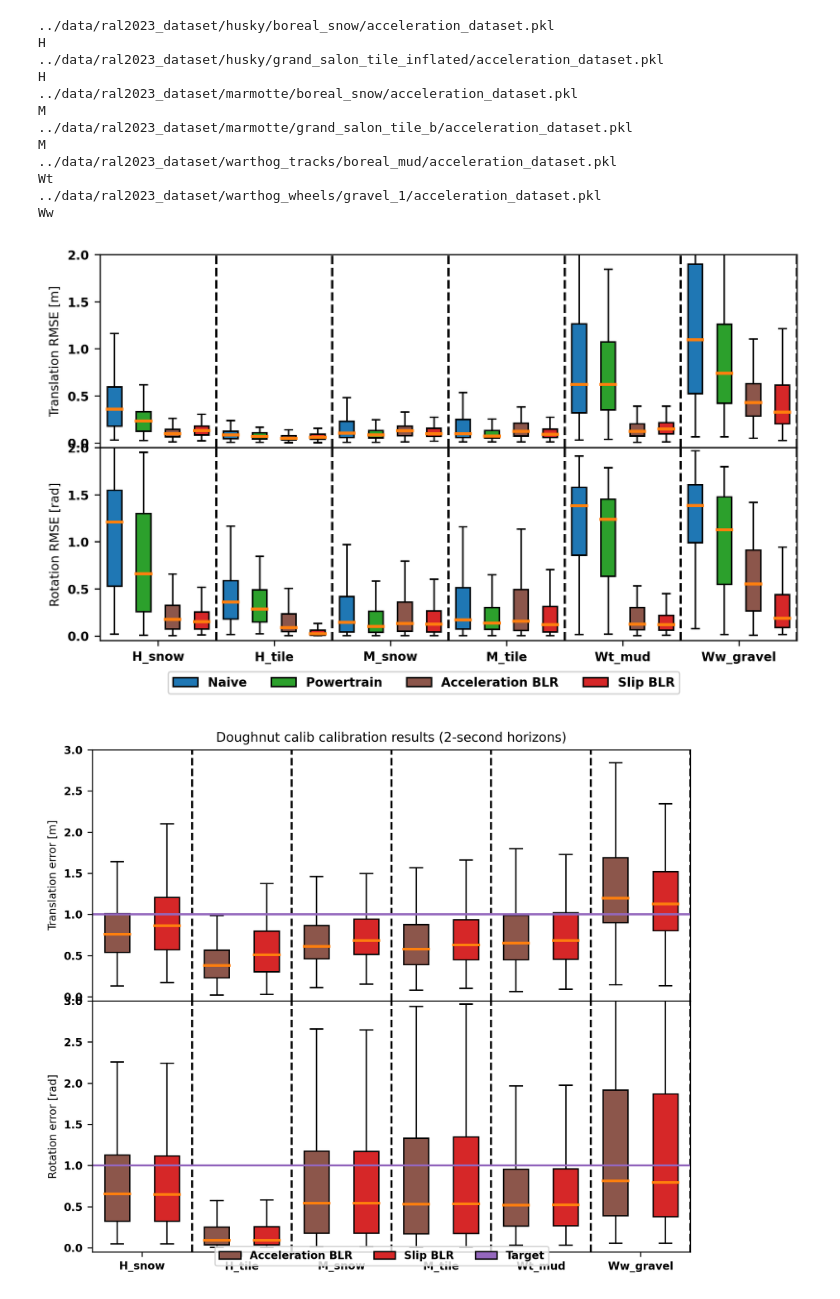
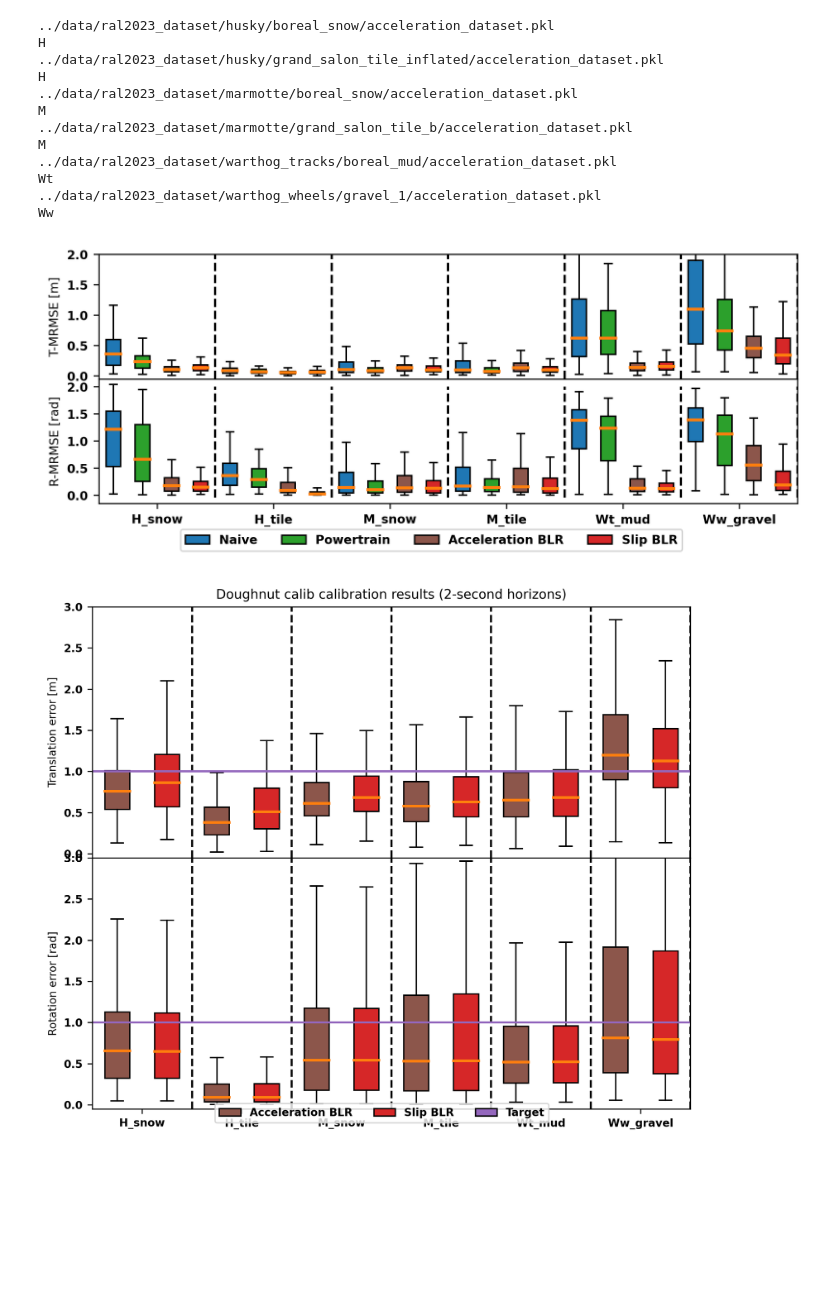
Before and after one commit to norlab-ulaval/norlab_WMRD, a Jupyter notebook: RAL2023/prediction_errors.ipynb, the cells around one changed output. Cells and saved outputs as stored; diff of their text form; code cells hidden in the pictures; blank space fills up the shorter version.

```diff
--- a/RAL2023/prediction_errors.ipynb
+++ b/RAL2023/prediction_errors.ipynb
@@ -532,9 +532,9 @@ Wt
 Ww
 # %%
 fig, axs = plt.subplots(2, 1, dpi=300, gridspec_kw={'hspace': 0.0, 'wspace': 0.0}, sharex=True)
-fig.set_size_inches(2*width, 2*height)
-fig.subplots_adjust(left=.08, bottom=0.18, right=.99, top=.92)
-fig.tight_layout()
+fig.set_size_inches(2*width, height)
+fig.subplots_adjust(left=.05, bottom=0.17, right=.995, top=.98)
+# fig.tight_layout()
 
 medians_color = 'C1'
 cmd_box_color = 'C0'
@@ -610,38 +610,38 @@ for i in range(len(validate_datasets)):
 
 
 
     axs[0].vlines(4*i+3.5, y_min, y_max, colors='k', linestyles='dashed')
     axs[1].vlines(4*i+3.5, y_min, y_max, colors='k', linestyles='dashed')
 
 axs[0].set_ylim(y_min, y_max)
 
 xticks = []
 for i in range(len(dataset_labels)):
     xticks.append(4.0*i+1.5)
 axs[0].set_xticks(xticks)
 axs[0].set_xticklabels(dataset_labels)
-axs[0].set_ylabel('Horizon Mean Translation error [m]')
+axs[0].set_ylabel('T-MRMSE [m]')
 # axs[0].set_yscale('log')
-axs[0].set_title('Doughnut calib calibration results (2-second horizons)')
+# axs[0].set_title('Doughnut calib calibration results (2-second horizons)')
 
 axs[1].set_xticks(xticks)
 axs[1].set_xticklabels(dataset_labels)
-axs[1].set_ylabel('Horizon Mean Rotation error [rad]')
+axs[1].set_ylabel('R-MRMSE [rad]')
 # axs[0].set_yscale('log')
 
 # legend
 legend_elements = [Rectangle((0,0), width=5, height=3, facecolor=cmd_box_color, label='Naive', linestyle='solid', edgecolor='k'),
                    Rectangle((0,0), width=5, height=3, facecolor=powertrain_box_color, label='Powertrain', linestyle='solid', edgecolor='k'),
                    Rectangle((0,0), width=5, height=3, facecolor=blr_acceleration_box_color, label='Acceleration BLR', linestyle='solid', edgecolor='k'),
                   Rectangle((0,0), width=5, height=3, facecolor=blr_slip_box_color, label='Slip BLR', linestyle='solid', edgecolor='k')]
                   #  Rectangle((0,0), width=5, height=3, facecolor=blr_slip_acceleration_box_color, label='Slip acceleration BLR', linestyle='solid', edgecolor='k'),
                   # Rectangle((0,0), width=5, height=3, facecolor=gp_slip_box_color, label='Slip GP', linestyle='solid', edgecolor='k')]
 
 fig.legend(handles=legend_elements, loc='center', ncol=4, bbox_to_anchor=(0.5,0.05))
 
-plt.savefig('figs/prediction_errors_.jpg')
+plt.savefig('figs/prediction_errors_BLR.pdf')
 # %% [output]
-[figure, old version]
+[figure, new version]
 # %%
 plt.hist(blr_slip_prediction_errors_list_translational[-1])
 plt.hist(blr_acceleration_prediction_errors_list_translational[-1])
```
Also changed, not shown: 9 other files.
